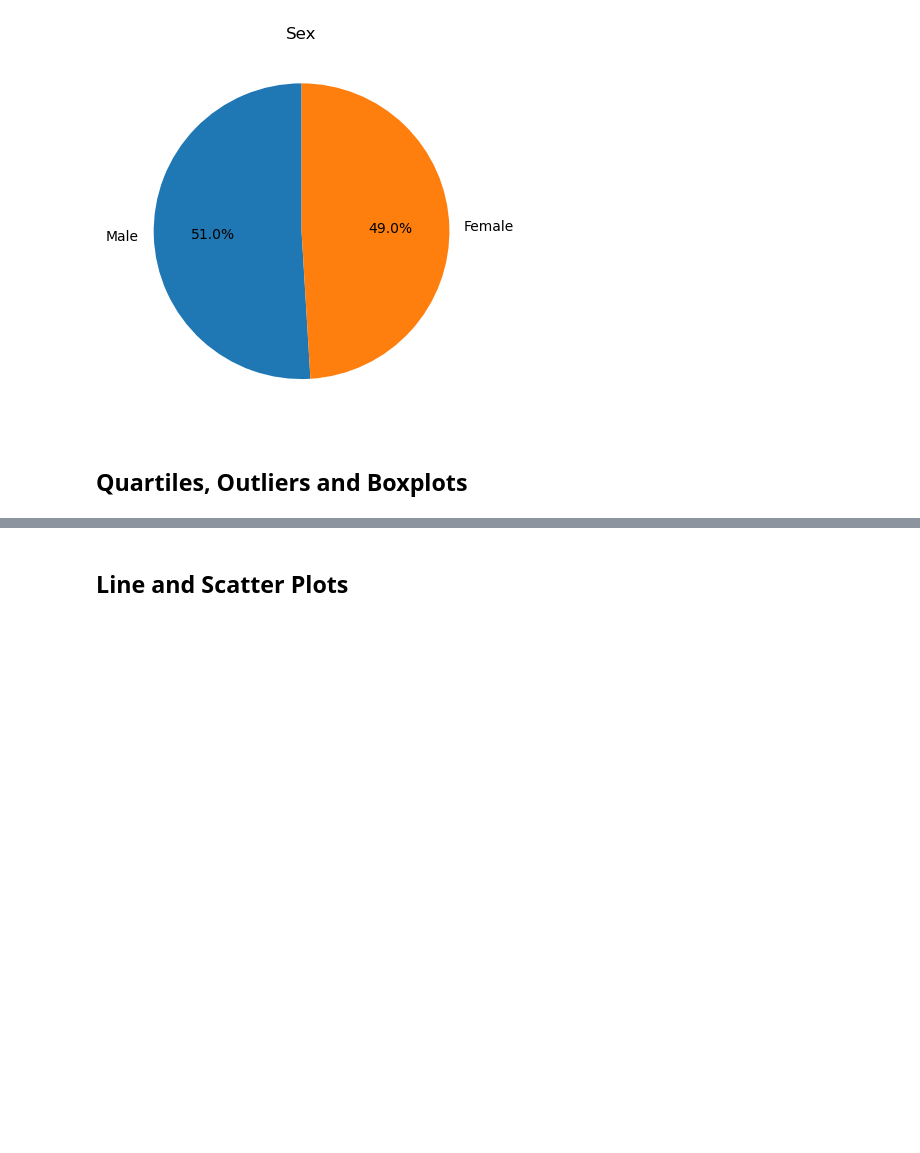
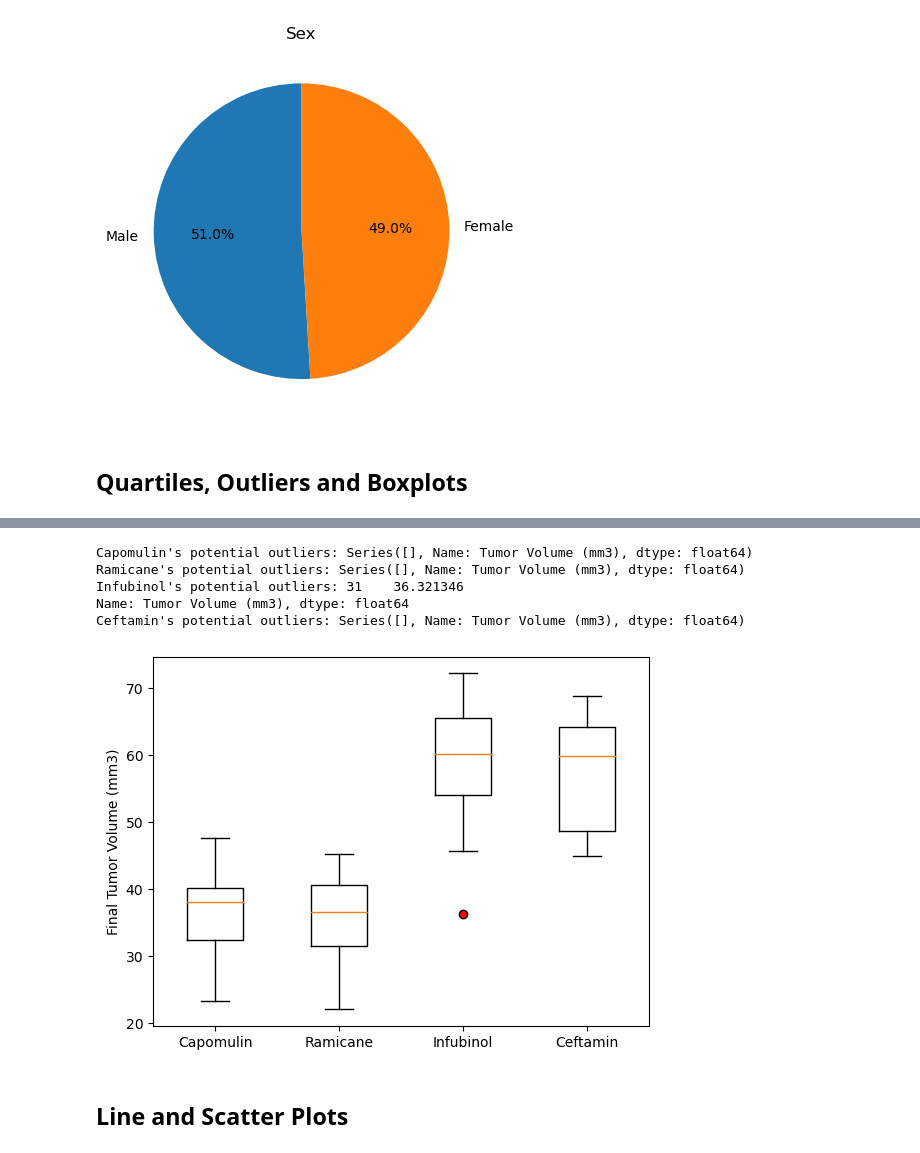
Before and after one commit to NestorBaptista/Data_Visualization-challenge, a Jupyter notebook: Pymaceuticals/pymaceuticals_starter.ipynb, the cells around one changed output, grey strips where cells are left out. Drawn from its saved outputs; the diff is of its cells as text; code cells hidden in the pictures; blank space fills up the shorter version.

```diff
--- a/Pymaceuticals/pymaceuticals_starter.ipynb
+++ b/Pymaceuticals/pymaceuticals_starter.ipynb
@@ -193,22 +200,42 @@ filtered_df
 # %%
 # Put treatments into a list for for loop (and later for plot labels)
-
+treatments = ['Capomulin', 'Ramicane', 'Infubinol', 'Ceftamin']
 
 # Create empty list to fill with tumor vol data (for plotting)
-
+tumor_volume_data = []
 
 # Calculate the IQR and quantitatively determine if there are any potential outliers.
+for treatment in treatments:
+    # Locate the rows which contain mice on each drug and get the tumor volumes
+    tumor_volumes = final_tumor_volume.loc[final_tumor_volume['Drug Regimen'] == treatment, 'Tumor Volume (mm3)']
 
-
-    # Locate the rows which contain mice on each drug and get the tumor volumes
-
-
-    # add subset
-
+    # Add subset
+    tumor_volume_data.append(tumor_volumes)
 
     # Determine outliers using upper and lower bounds
+    quartiles = tumor_volumes.quantile([0.25, 0.5, 0.75])
+    lowerq = quartiles[0.25]
+    upperq = quartiles[0.75]
+    iqr = upperq - lowerq
+    lower_bound = lowerq - 1.5 * iqr
+    upper_bound = upperq + 1.5 * iqr
+
+    outliers = tumor_volumes.loc[(tumor_volumes < lower_bound) | (tumor_volumes > upper_bound)]
+
+    print(f"{treatment}'s potential outliers: {outliers}")
+# %% [output]
+Capomulin's potential outliers: Series([], Name: Tumor Volume (mm3), dtype: float64)
+Ramicane's potential outliers: Series([], Name: Tumor Volume (mm3), dtype: float64)
+Infubinol's potential outliers: 31    36.321346
+Name: Tumor Volume (mm3), dtype: float64
+Ceftamin's potential outliers: Series([], Name: Tumor Volume (mm3), dtype: float64)
 # %%
 # Generate a box plot that shows the distrubution of the tumor volume for each treatment group.
+plt.boxplot(tumor_volume_data, labels=treatments, flierprops={'markerfacecolor': 'red'})
+plt.ylabel("Final Tumor Volume (mm3)")
+plt.show()
+# %% [output]
+[figure, added]
 # %% [markdown]
 ## Line and Scatter Plots
 # %%
```
Also changed, not shown: parts of 12 cells of this notebook, 1 other file.
